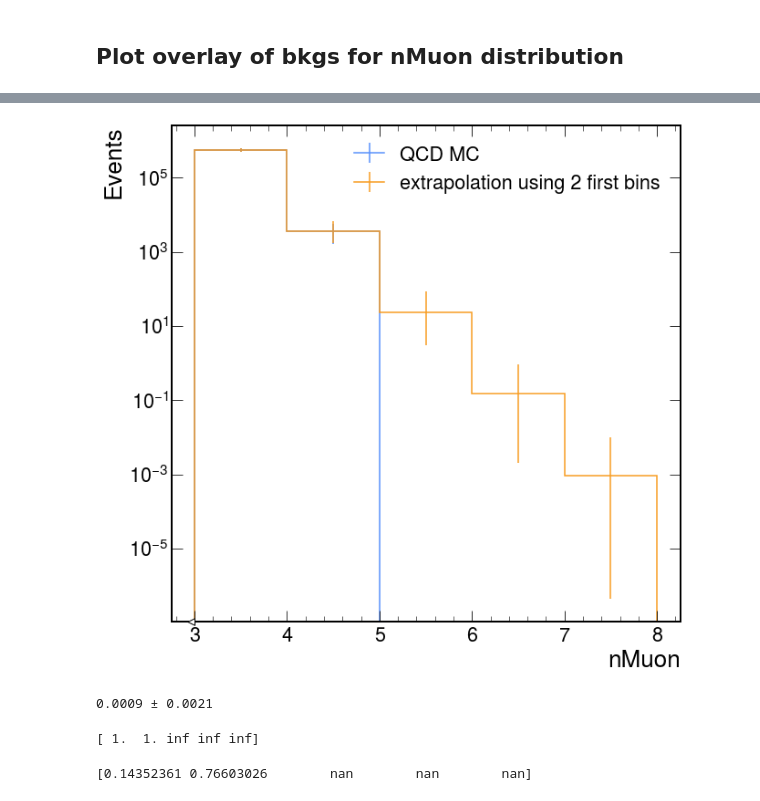
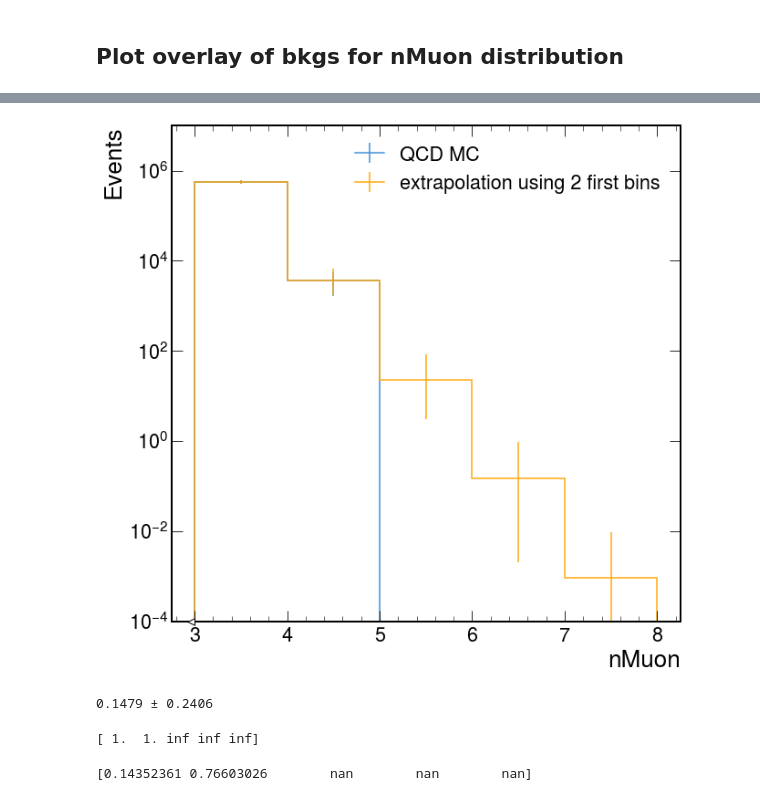
Before and after one commit to chrispap95/SUEPCoffea_dask, a Jupyter notebook: plotting/plot_post_gensum_bug.ipynb, the cells around one changed output, grey strips where cells are left out. Saved outputs shown, nothing was run; the diff lists cells and outputs as text; code cells hidden in the pictures.

```diff
--- a/plotting/plot_post_gensum_bug.ipynb
+++ b/plotting/plot_post_gensum_bug.ipynb
@@ -78,7 +78,7 @@ temp_output_histograms
 # %% [markdown]
 ## Load plots
 # %%
-plots = generic_utils.loader(tag="post_gensum_bug", load_data=True, custom_lumi=5301.677943) #custom_lumi=573.120134)
+plots = generic_utils.loader(tag="post_gensum_bug")#, load_data=True, custom_lumi=5301.677943) #custom_lumi=573.120134)
 # %% [markdown]
 These are all the samples loaded.
 # %%
@@ -368,39 +377,42 @@ plt.xlabel("nMuon")
 plt.ylabel("events")
 plt.show()
 # %%
-def pred(h_in):
-    f0 = h_in.values()[0]
-    f1 = h_in.values()[1]
-    var_f0 = h_in.variances()[0]
-    var_f1 = h_in.variances()[1]
+def pred(h_in, offset=0):
+    # Use bins offset, offset+1 to guess the function. Defaults to 0, 1.
+    f0 = h_in.values()[offset]
+    f1 = h_in.values()[1+offset]
+    var_f0 = h_in.variances()[offset]
+    var_f1 = h_in.variances()[1+offset]
     values = [f1 * (f1 / f0)**(n - 1) for n in range(len(h_in.values()))]
     variances = [
         (
             ((n - 1) * (f1 / f0)**n)**2 * var_f0 + (n * (f1 / f0)**(n - 1))**2 * var_f1
         ) for n in range(len(h_in.values()))
     ]
     h_out = h_in.copy().reset()
     for i in range(len(h_in.values())):
         h_out[i] = (values[i], variances[i])
     return h_out
 
-h = plots['QCD_Pt_MuEnriched_2018']['ip3d_cut_vs_mini_iso_cut_vs_neutral_iso_cut_vs_pt_cut_vs_nMuon'][1, 1, 1, 1, :]
+h = plots['QCD_Pt_MuEnriched_2018'][
+    'ip3d_cut_vs_mini_iso_cut_vs_neutral_iso_cut_vs_pt_cut_vs_nMuon'
+][1, 1, 1, 1, :]
 
 h.plot(yerr=np.sqrt(h.variances()), label='QCD MC')
 pred(h).plot(label='extrapolation using 2 first bins')
 plt.ylabel('Events')
 plt.yscale('log')
-#plt.ylim(1e-3, 1e6)
+plt.ylim(1e-4, 1e7)
 plt.legend()
 plt.show()
 
-print(f"{pred(h)[7j::sum].value:.4f} ± {np.sqrt(pred(h)[7j::sum].variance):.4f}")
+print(f"{pred(h)[6j::sum].value:.4f} ± {np.sqrt(pred(h)[6j::sum].variance):.4f}")
 
 print(pred(h).values() / h.values())
 print(np.sqrt(pred(h).variances() / (h.values()**2) + pred(h).values()**2 * h.variances() / (h.values()**4)))
 # %% [output]
-[figure, old version]
+[figure, new version]
-0.0009 ± 0.0021
+0.1479 ± 0.2406
 [ 1.  1. inf inf inf]
 [0.14352361 0.76603026        nan        nan        nan]
 # %%
```
Also changed, not shown: parts of 119 cells of this notebook, 36 other files.
